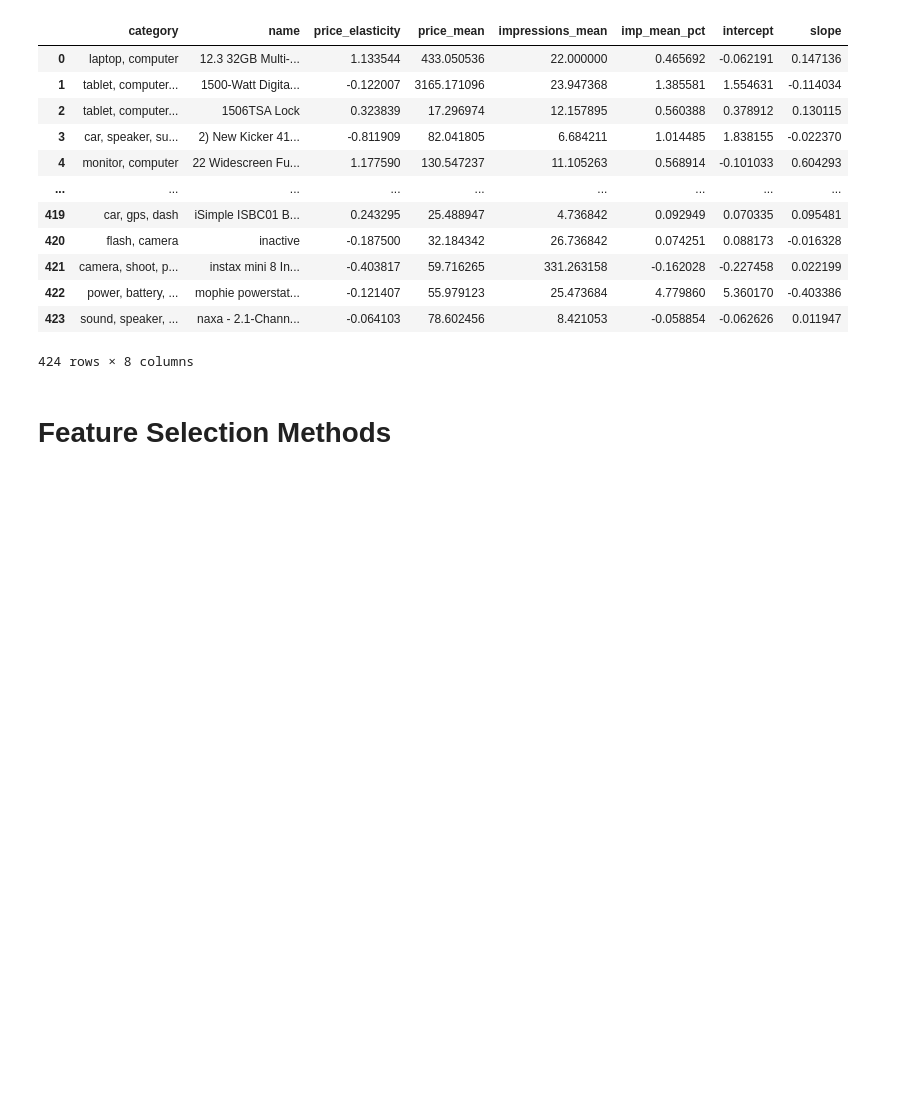
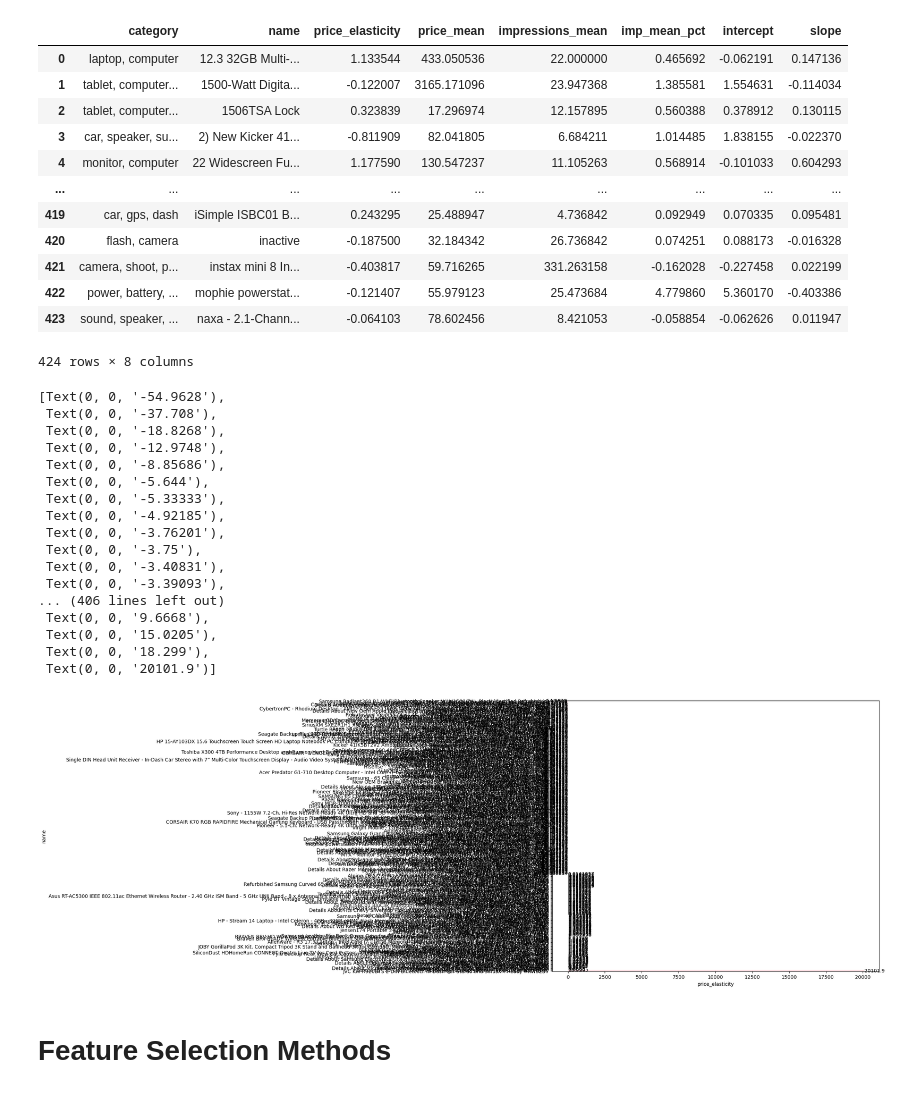
Before and after one commit to prasad-wakchoure/project, a Jupyter notebook: Siddharth/03-Model-01.ipynb, the cells around one changed output. Drawn from its saved outputs; the diff is of its cells as text; code cells hidden in the pictures; blank space fills up the shorter version.

```diff
--- a/Siddharth/03-Model-01.ipynb
+++ b/Siddharth/03-Model-01.ipynb
@@ -294,6 +294,35 @@ final_df
 # %%
 #Exporing the Final Data as CSV
 final_df.to_csv("PED-data-raw.csv",index=False)
+# %%
+final_dfx = final_df.sort_values(by=['price_elasticity'])
+# %%
+
+
+temp_df=final_dfx[['name','price_elasticity']].iloc[2:,]
+# %%
+plt.figure(figsize=(12,10))
+ax= sns.barplot(x=temp_df['price_elasticity'],y=temp_df['name'])
+ax.bar_label(ax.containers[0])
+# %% [output]
+[Text(0, 0, '-54.9628'),
+ Text(0, 0, '-37.708'),
+ Text(0, 0, '-18.8268'),
+ Text(0, 0, '-12.9748'),
+ Text(0, 0, '-8.85686'),
+ Text(0, 0, '-5.644'),
+ Text(0, 0, '-5.33333'),
+ Text(0, 0, '-4.92185'),
+ Text(0, 0, '-3.76201'),
+ Text(0, 0, '-3.75'),
+ Text(0, 0, '-3.40831'),
+ Text(0, 0, '-3.39093'),
+... (406 lines left out)
+ Text(0, 0, '9.6668'),
+ Text(0, 0, '15.0205'),
+ Text(0, 0, '18.299'),
+ Text(0, 0, '20101.9')]
+[figure, added]
 # %% [markdown]
 # Feature Selection Methods
 # %% [markdown]
```
Also changed, not shown: parts of 1 cell of this notebook, 4 other files.
